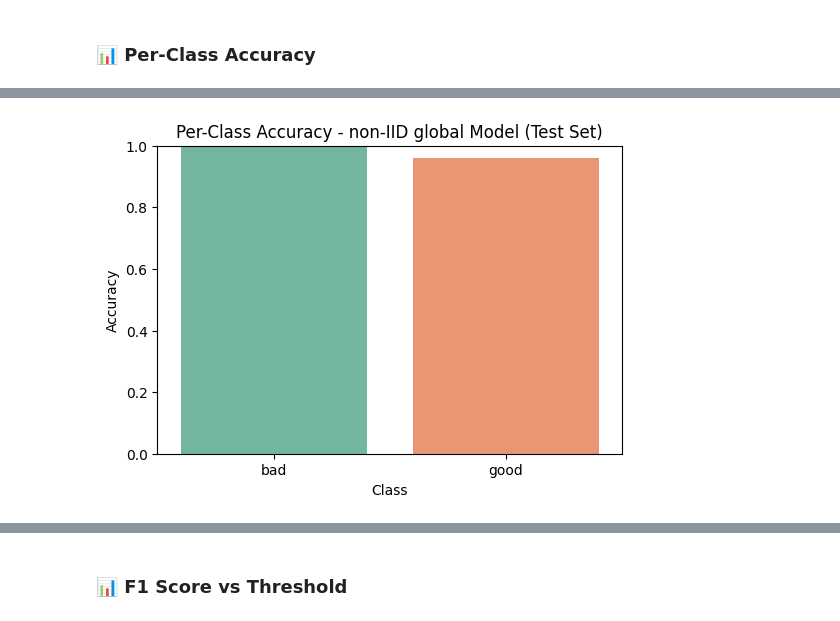
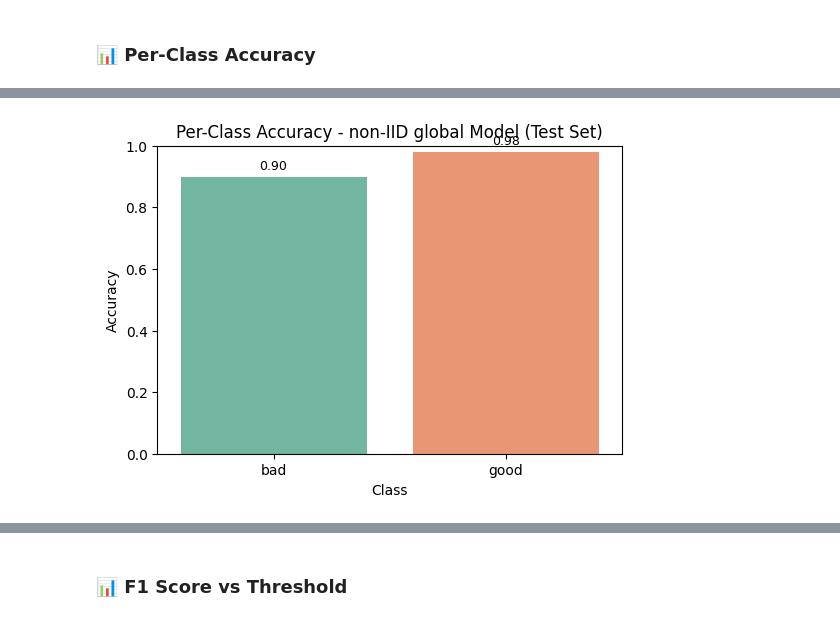
Before and after one commit to RollingArray/tapnet-federated, a Jupyter notebook: src/experiment-notebooks/09_evaluate_model.ipynb, the cells around one changed output, grey strips where cells are left out. Saved outputs shown, nothing was run; the diff lists cells and outputs as text; code cells hidden in the pictures.

```diff
--- a/src/experiment-notebooks/09_evaluate_model.ipynb
+++ b/src/experiment-notebooks/09_evaluate_model.ipynb
@@ -22,15 +22,15 @@ import logging
 # === Configuration Constants ===
 
 # Distribution strategy (IID, non-IID etc.)
-DISTRIBUTION = "IID"
+DISTRIBUTION = "non-IID"
 MODEL_TYPE = "global" # global, standalone
 
 # Test dataset
-#TEST_DIR = f"../../resources/material/train-data/federated/{DISTRIBUTION}-npy/test_clients"
-#LABEL_CSV = f"../../resources/material/train-data/federated/{DISTRIBUTION}/test_clients/labels.csv"
+TEST_DIR = f"../../resources/material/train-data/federated/{DISTRIBUTION}-npy/test_clients"
+LABEL_CSV = f"../../resources/material/train-data/federated/{DISTRIBUTION}/test_clients/labels.csv"
 
-TEST_DIR = f"../../resources/material/test-data/test-clients-npy/test_clients"
-LABEL_CSV = f"../../resources/material/test-data/test-material-taps/test_clients/labels.csv"
+# TEST_DIR = f"../../resources/material/test-data/test-clients-npy/test_clients"
+# LABEL_CSV = f"../../resources/material/test-data/test-material-taps/test_clients/labels.csv"
 
 LABEL_MAP = {"bad": 0, "good": 1}
 REVERSE_MAP = {0: "bad", 1: "good"}
@@ -391,11 +468,20 @@ def plot_per_class_accuracy(y_true, y_pred, save_path=None):
 
     # Plotting
     plt.figure(figsize=(6, 4))
-    sns.barplot(x=label_names, y=accuracies, palette="Set2")
+    ax = sns.barplot(x=label_names, y=accuracies, palette="Set2")
     plt.ylim(0, 1)
     plt.title(f"Per-Class Accuracy - {DISTRIBUTION} {MODEL_TYPE} Model (Test Set)")
     plt.ylabel("Accuracy")
     plt.xlabel("Class")
+
+    # Annotate each bar with the accuracy value
+    for bar, acc in zip(ax.patches, accuracies):
+        height = bar.get_height()
+        ax.annotate(f"{acc:.2f}",
+                    xy=(bar.get_x() + bar.get_width() / 2, height),
+                    xytext=(0, 3),  # Offset text by 3 points above bar
+                    textcoords="offset points",
+                    ha='center', va='bottom', fontsize=9, color='black')
 
     if save_path:
         plt.savefig(save_path)
@@ -423 +509 @@ Passing `palette` without assigning `hue` is deprecated and will be removed in v
-[figure, old version]
+[figure, new version]
```
Also changed, not shown: parts of 12 cells of this notebook, 17 other files.
